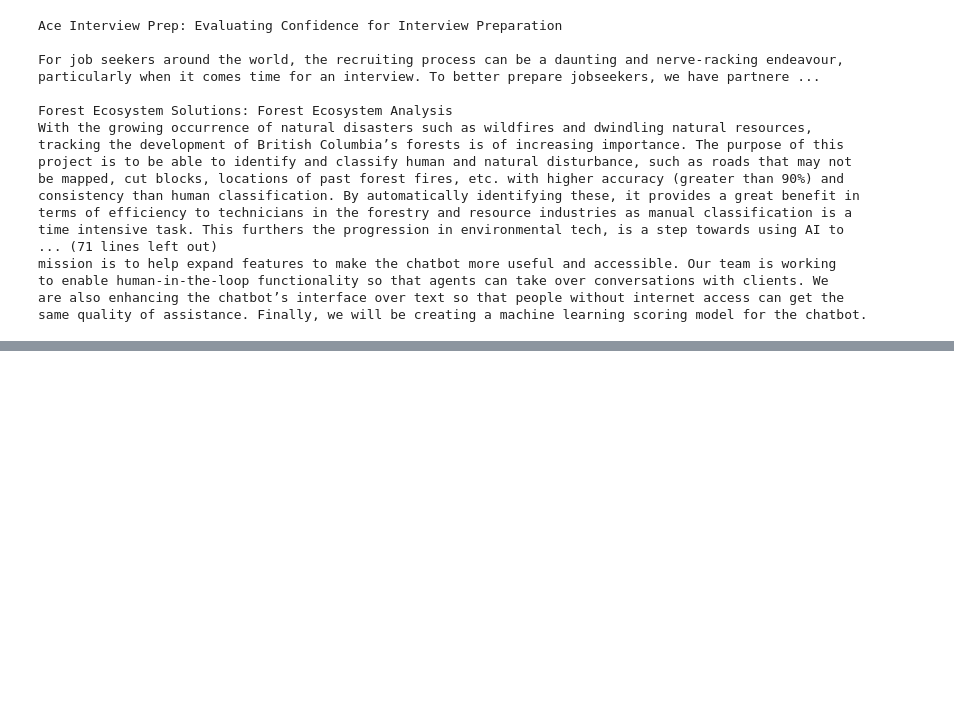
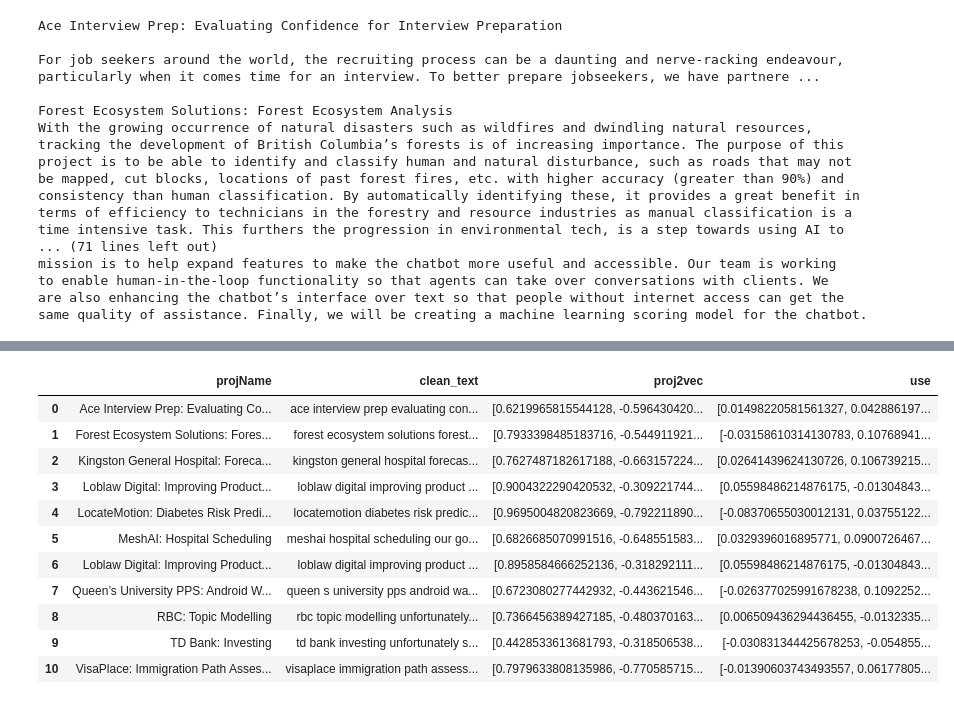
Before and after one commit to brawantonio/QMIND-knowledge-graph-project, a Jupyter notebook: Development/doc2vec.ipynb, the cells around one changed output, grey strips where cells are left out. Cells and saved outputs as stored; diff of their text form; code cells hidden in the pictures; blank space fills up the shorter version.

```diff
--- a/Development/doc2vec.ipynb
+++ b/Development/doc2vec.ipynb
@@ -92,0 +147,8 @@ df
+# %%
+# Doc2Vec
+# Tokenize and tag the text
+text_docs = [TaggedDocument(doc.split(' '), [i])
+             for i, doc in enumerate(df["clean_text"])]
+
+# Display the tagged docs
+text_docs
@@ -92,0 +167,18 @@ df
+# %%
+# Source for Hyperparameter tuning
+# https://medium.com/betacom/hyperparameters-tuning-tf-idf-and-doc2vec-models-73dd418b4d
+
+# Instantiate model
+model = Doc2Vec(vector_size=64, window=2, min_count=1, workers=8, epochs=40)
+
+# Build vocab
+model.build_vocab(text_docs)
+
+# Train model
+model.train(text_docs, total_examples=model.corpus_count, epochs=model.epochs)
+
+# Generate vectors
+proj2vec = [model.infer_vector((df['clean_text'][i].split(' '))) for i in range(0,len(df['clean_text']))]
+
+# Display
+proj2vec
@@ -92,0 +203,6 @@ df
+# %%
+# Set list to dataframe column
+df['proj2vec'] = np.array(proj2vec).tolist()
+
+# Display
+df
@@ -92,0 +227,20 @@ df
+# %%
+# Universal Sentence Encoder (USE)
+# Add USE embedded vectors to df
+df['use'] = np.array(embed(df['clean_text'])).tolist()
+
+# Display
+df
+# %% [output]
+|  | projName | clean_text | proj2vec | use |
+| 0 | Ace Interview Prep: Evaluating Co... | ace interview prep evaluating con... | [0.6219965815544128, -0.596430420... | [0.01498220581561327, 0.042886197... |
+| 1 | Forest Ecosystem Solutions: Fores... | forest ecosystem solutions forest... | [0.7933398485183716, -0.544911921... | [-0.03158610314130783, 0.10768941... |
+| 2 | Kingston General Hospital: Foreca... | kingston general hospital forecas... | [0.7627487182617188, -0.663157224... | [0.02641439624130726, 0.106739215... |
+| 3 | Loblaw Digital: Improving Product... | loblaw digital improving product ... | [0.9004322290420532, -0.309221744... | [0.05598486214876175, -0.01304843... |
+| 4 | LocateMotion: Diabetes Risk Predi... | locatemotion diabetes risk predic... | [0.9695004820823669, -0.792211890... | [-0.08370655030012131, 0.03755122... |
+| 5 | MeshAI: Hospital Scheduling | meshai hospital scheduling our go... | [0.6826685070991516, -0.648551583... | [0.0329396016895771, 0.0900726467... |
+| 6 | Loblaw Digital: Improving Product... | loblaw digital improving product ... | [0.8958584666252136, -0.318292111... | [0.05598486214876175, -0.01304843... |
+| 7 | Queen’s University PPS: Android W... | queen s university pps android wa... | [0.6723080277442932, -0.443621546... | [-0.026377025991678238, 0.1092252... |
+| 8 | RBC: Topic Modelling | rbc topic modelling unfortunately... | [0.7366456389427185, -0.480370163... | [0.006509436294436455, -0.0132335... |
+| 9 | TD Bank: Investing | td bank investing unfortunately s... | [0.4428533613681793, -0.318506538... | [-0.030831344425678253, -0.054855... |
+| 10 | VisaPlace: Immigration Path Asses... | visaplace immigration path assess... | [0.7979633808135986, -0.770585715... | [-0.01390603743493557, 0.06177805... |
```
Also changed, not shown: parts of 8 cells of this notebook.
